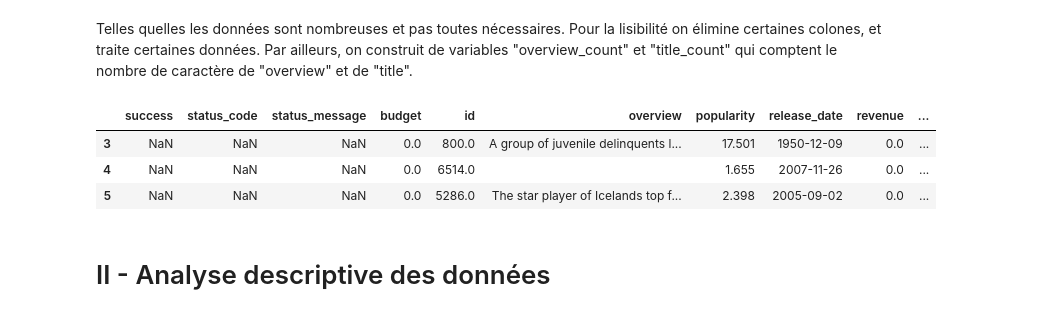
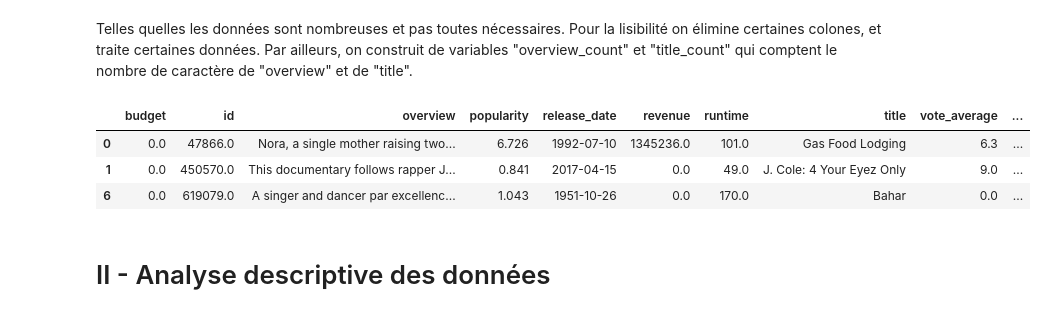
Before and after one commit to gillesfevry/MiseEnProd, a Jupyter notebook: Notebook Main.ipynb, the cells around one changed output. Drawn from its saved outputs; the diff is of its cells as text; code cells hidden in the pictures.

```diff
--- a/Notebook Main.ipynb
+++ b/Notebook Main.ipynb
@@ -47,16 +42,13 @@ df_cleaned.head(4)
 # %% [markdown]
 Telles quelles les données sont nombreuses et pas toutes nécessaires. Pour la lisibilité on élimine certaines colones, et traite certaines données. Par ailleurs, on construit de variables "overview_count" et "title_count" qui comptent le nombre de caractère de "overview" et de "title".
-# %%
-df1=td.drop_useless_info(df_cleaned)
-df1=td.keep_main_genre(df1)
-df1=td.full_poster_path(df1)
-df1=td.count_words(df1)
-df1.head(3)
-# %% [output]
-|  | success | status_code | status_message | budget | id | overview | popularity | release_date | revenue | ... |
-| 3 | NaN | NaN | NaN | 0.0 | 800.0 | A group of juvenile delinquents l... | 17.501 | 1950-12-09 | 0.0 | ... |
-| 4 | NaN | NaN | NaN | 0.0 | 6514.0 |  | 1.655 | 2007-11-26 | 0.0 | ... |
-| 5 | NaN | NaN | NaN | 0.0 | 5286.0 | The star player of Icelands top f... | 2.398 | 2005-09-02 | 0.0 | ... |
+# %%
+df1=td.clean_data(df)
+df1.head(3)
+# %% [output]
+|  | budget | id | overview | popularity | release_date | revenue | runtime | title | vote_average | ... |
+| 0 | 0.0 | 47866.0 | Nora, a single mother raising two... | 6.726 | 1992-07-10 | 1345236.0 | 101.0 | Gas Food Lodging | 6.3 | ... |
+| 1 | 0.0 | 450570.0 | This documentary follows rapper J... | 0.841 | 2017-04-15 | 0.0 | 49.0 | J. Cole: 4 Your Eyez Only | 9.0 | ... |
+| 6 | 0.0 | 619079.0 | A singer and dancer par excellenc... | 1.043 | 1951-10-26 | 0.0 | 170.0 | Bahar | 0.0 | ... |
 # %% [markdown]
 # II - Analyse descriptive des données
 # %% [markdown]
```
Also changed, not shown: parts of 16 cells of this notebook, 3 other files.
